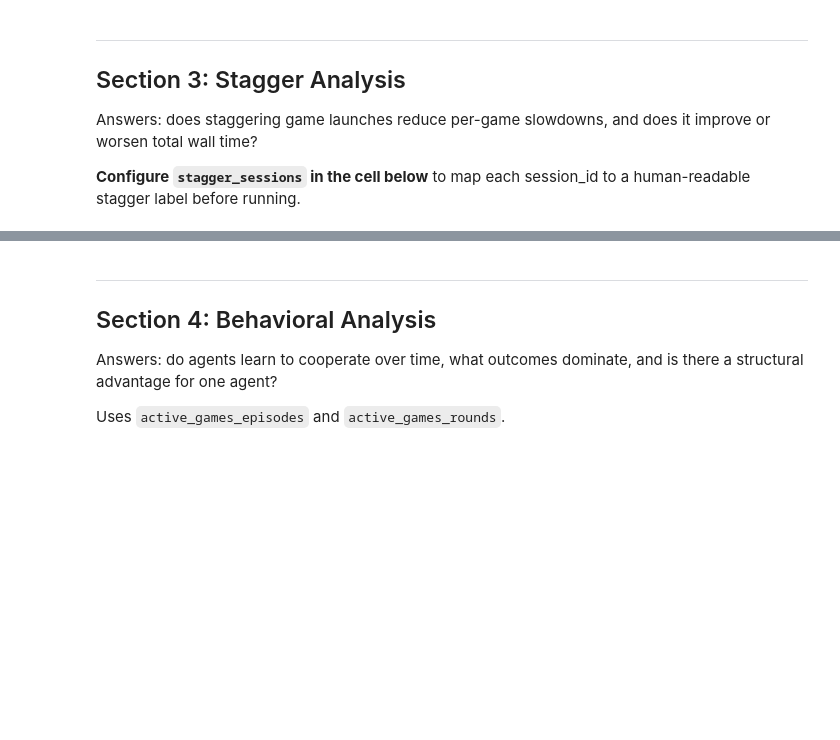
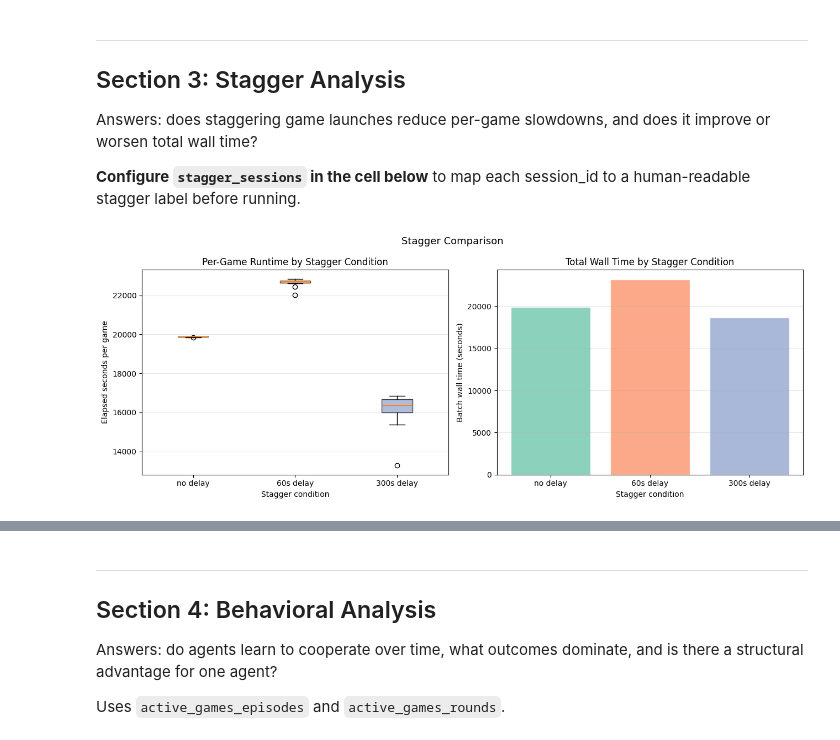
Before and after one commit to theandyman007/IPD, a Jupyter notebook: work/forge/llm/IPD-LLM-Agents2/Metrics_testing_data_analysis.ipynb, the cells around one changed output, grey strips where cells are left out. Drawn from its saved outputs; the diff is of its cells as text; code cells hidden in the pictures; blank space fills up the shorter version.

Commit message:
modified analysis to split stagger on batch and label

```diff
--- a/work/forge/llm/IPD-LLM-Agents2/Metrics_testing_data_analysis.ipynb
+++ b/work/forge/llm/IPD-LLM-Agents2/Metrics_testing_data_analysis.ipynb
@@ -298,7 +313,7 @@ All analysis cells use `active_*` DataFrames — never the raw `testing_*` / `ex
 # ══════════════════════════════════════════════════════════════════════════════
 
 selected_mode = 'both'  # 'testing' | 'experimenting' | 'both'
-start_date    = None    # 'YYYYMMDD' lower bound (inclusive), or None
+start_date    = '20260404'    # 'YYYYMMDD' lower bound (inclusive), or None
 end_date      = None    # 'YYYYMMDD' upper bound (inclusive), or None
 session_ids   = None    # e.g. ['20260328_134303', '20260329_140532'], or None for all
 
@@ -317,7 +332,7 @@ run_labels = None
 #   'session'           — group by session_id (default; preserves original behavior)
 #   'label'             — group by label prefix; merges same-label runs across sessions
 #   'session_and_label' — group by session_id + label; never merges across sessions
-group_by = 'session'
+group_by = 'session_and_label'
 
 # Parameter filters — keys match metrics_csv column names (after resolve_defaults).
 # Each value can be a single value or a list of acceptable values.
@@ -855,62 +947,77 @@ Answers: does staggering game launches reduce per-game slowdowns, and does it im
 **Configure `stagger_sessions` in the cell below** to map each session_id to a human-readable stagger label before running.
 # %%
 # ══════════════════════════════════════════════════════════════════════════════
-# EDIT: map session_id → stagger label for the sessions you want to compare.
+# EDIT: map group_label → stagger label for the runs you want to compare.
+# group_label is the run name prefix (with _run{N} suffix stripped), i.e. the
+# test case label from TESTS[]. Runs can live in the same session or different
+# sessions — both work.
 # Leave as {} if stagger tests haven't been run yet.
 #
-# Example (after running Group 2 tests from the suggested battery):
+# Example (runs within a single batch session):
 #   stagger_sessions = {
-#       '20260401_100000': 'no delay',
-#       '20260401_110000': '15s delay',
-#       '20260401_120000': 'wait',
+#       'stagger_none': 'no delay',
+#       'stagger_60':   '60s delay',
+#       'stagger_300':  '300s delay',
 #   }
 # ══════════════════════════════════════════════════════════════════════════════
-stagger_sessions = {}
+stagger_sessions = {
+    'stagger_none' : 'no delay',
+    'stagger_60'   : '60s delay',
+    'stagger_300'  : '300s delay',
+    }
 
 # ── 3a. Per-game elapsed time by stagger group ────────────────────────────────
 if not stagger_sessions:
     print("stagger_sessions is empty — configure the dict above once stagger tests are available.")
+elif 'group_label' not in active_metrics_csv.columns:
+    print("group_label column not found — re-run the resolve cell (cell 10) first.")
 else:
     stagger_df = active_metrics_csv[
-        active_metrics_csv['session_id'].isin(stagger_sessions)
+        active_metrics_csv['group_label'].isin(stagger_sessions)
     ].copy()
-    stagger_df['stagger_label'] = stagger_df['session_id'].map(stagger_sessions)
+    if stagger_df.empty:
+        print("No rows matched the group_labels in stagger_sessions. "
+              "Check that run_labels in the selection cell includes these labels (or is None).")
+    else:
+        stagger_df['stagger_label'] = stagger_df['group_label'].map(stagger_sessions)
 
-    labels  = list(dict.fromkeys(stagger_sessions.values()))   # preserve insertion order
-    data    = [stagger_df[stagger_df['stagger_label'] == lbl]['elapsed_seconds'].values
-               for lbl in labels]
+        labels  = list(dict.fromkeys(stagger_sessions.values()))   # preserve insertion order
+        data    = [stagger_df[stagger_df['stagger_label'] == lbl]['elapsed_seconds'].values
+                   for lbl in labels]
 
-    fig, axes = plt.subplots(1, 2, figsize=(13, 5))
+        fig, axes = plt.subplots(1, 2, figsize=(13, 5))
 
-    # Boxplot
-    bp = axes[0].boxplot(data, labels=labels, patch_artist=True)
-    colors = plt.cm.Set2(range(len(labels)))
-    for patch, color in zip(bp['boxes'], colors):
-        patch.set_facecolor(color)
-        patch.set_alpha(0.7)
-    axes[0].set_xlabel('Stagger condition')
-    axes[0].set_ylabel('Elapsed seconds per game')
-    axes[0].set_title('Per-Game Runtime by Stagger Condition')
-    axes[0].grid(axis='y', alpha=0.3)
+        # Boxplot
+        bp = axes[0].boxplot(data, labels=labels, patch_artist=True)
+        colors = plt.cm.Set2(range(len(labels)))
+        for patch, color in zip(bp['boxes'], colors):
+            patch.set_facecolor(color)
+            patch.set_alpha(0.7)
+        axes[0].set_xlabel('Stagger condition')
+        axes[0].set_ylabel('Elapsed seconds per game')
+        axes[0].set_title('Per-Game Runtime by Stagger Condition')
+        axes[0].grid(axis='y', alpha=0.3)
 
-    # Wall time comparison
-    wall_by_stagger = (
-        stagger_df.groupby(['stagger_label', 'session_id'])
-        .agg(batch_start=('start_time', 'min'), batch_end=('end_time', 'max'))
-        .reset_index()
-    )
-    wall_by_stagger['wall_time_s'] = wall_by_stagger['batch_end'] - wall_by_stagger['batch_start']
-    wall_by_label = wall_by_stagger.groupby('stagger_label')['wall_time_s'].mean().reindex(labels)
+        # Wall time: first game start → last game end per stagger label
+        wall_by_label = (
+            stagger_df.groupby('stagger_label')
+            .agg(batch_start=('start_time', 'min'), batch_end=('end_time', 'max'))
+            .assign(wall_time_s=lambda d: d['batch_end'] - d['batch_start'])
+            ['wall_time_s']
+            .reindex(labels)
+        )
 
-    axes[1].bar(labels, wall_by_label.values,
-                color=[plt.cm.Set2(i) for i in range(len(labels))], alpha=0.75, edgecolor='white')
-    axes[1].set_xlabel('Stagger condition')
-    axes[1].set_ylabel('Batch wall time (seconds)')
-    axes[1].set_title('Total Wall Time by Stagger Condition')
-    axes[1].grid(axis='y', alpha=0.3)
+        axes[1].bar(labels, wall_by_label.values,
+                    color=[plt.cm.Set2(i) for i in range(len(labels))], alpha=0.75, edgecolor='white')
+        axes[1].set_xlabel('Stagger condition')
+        axes[1].set_ylabel('Batch wall time (seconds)')
+        axes[1].set_title('Total Wall Time by Stagger Condition')
+        axes[1].grid(axis='y', alpha=0.3)
 
-    plt.suptitle('Stagger Comparison', fontsize=13)
-    plt.tight_layout()
-    plt.show()
+        plt.suptitle('Stagger Comparison', fontsize=13)
+        plt.tight_layout()
+        plt.show()
+# %% [output]
+[figure, added]
 # %%
 # ── 3b. GPU memory (fb_MB) over time per stagger group ───────────────────────
```
Also changed, not shown: parts of 13 cells of this notebook.
